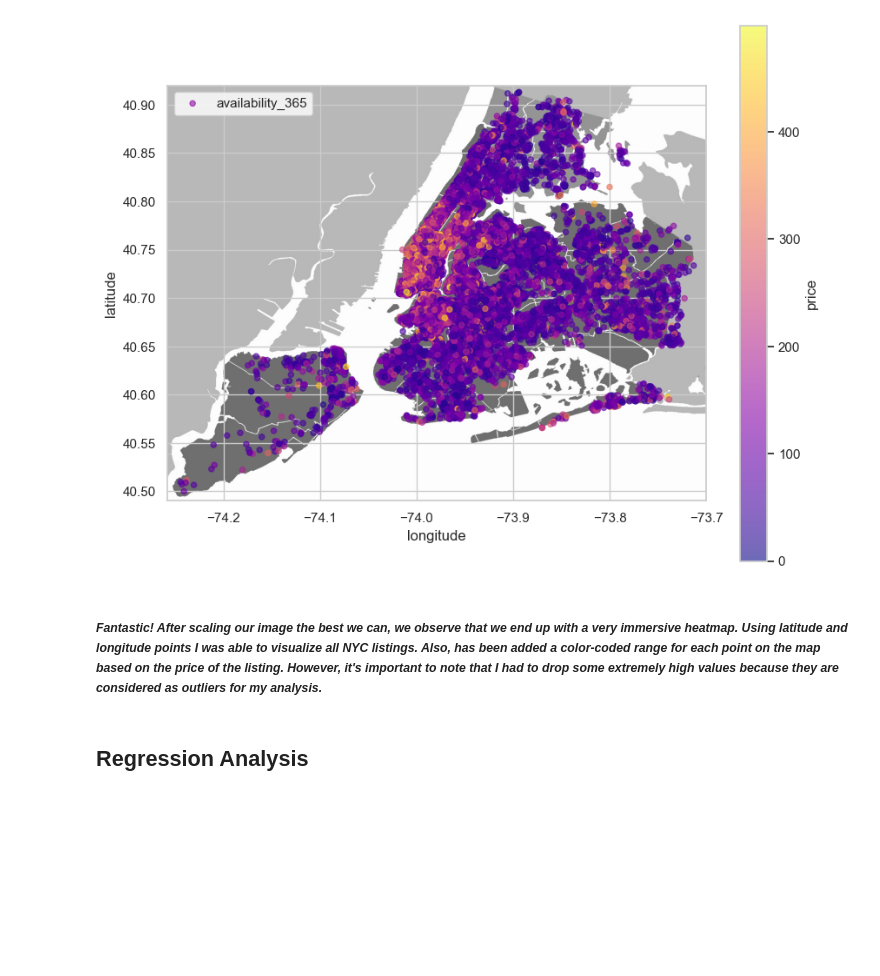
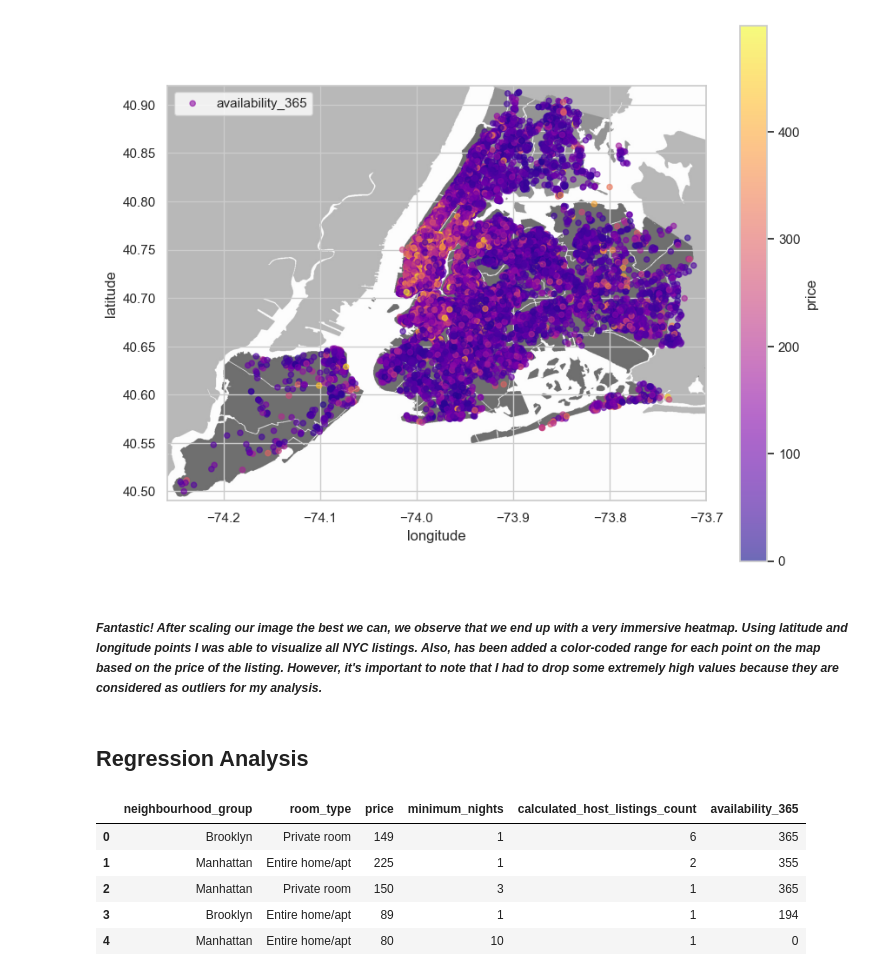
Before and after one commit to BernartGuddiny/eda_and_prediction_on_nys_airbnb, a Jupyter notebook: project.ipynb, the cells around one changed output. Cells and saved outputs as stored; diff of their text form; code cells hidden in the pictures; blank space fills up the shorter version.

```diff
--- a/project.ipynb
+++ b/project.ipynb
@@ -321,0 +342,14 @@ plt.show()
+# %%
+# Using the columns on the basis of which the rent price prediction will be made
+feature_columns = ['neighbourhood_group', 'room_type', 'price', 'minimum_nights'
+                   , 'calculated_host_listings_count', 'availability_365']
+airbnb_pred = airbnb[feature_columns]
+
+airbnb_pred.head()
+# %% [output]
+|  | neighbourhood_group | room_type | price | minimum_nights | calculated_host_listings_count | availability_365 |
+| 0 | Brooklyn | Private room | 149 | 1 | 6 | 365 |
+| 1 | Manhattan | Entire home/apt | 225 | 1 | 2 | 355 |
+| 2 | Manhattan | Private room | 150 | 3 | 1 | 365 |
+| 3 | Brooklyn | Entire home/apt | 89 | 1 | 1 | 194 |
+| 4 | Manhattan | Entire home/apt | 80 | 10 | 1 | 0 |
```
Also changed, not shown: parts of 11 cells of this notebook.
